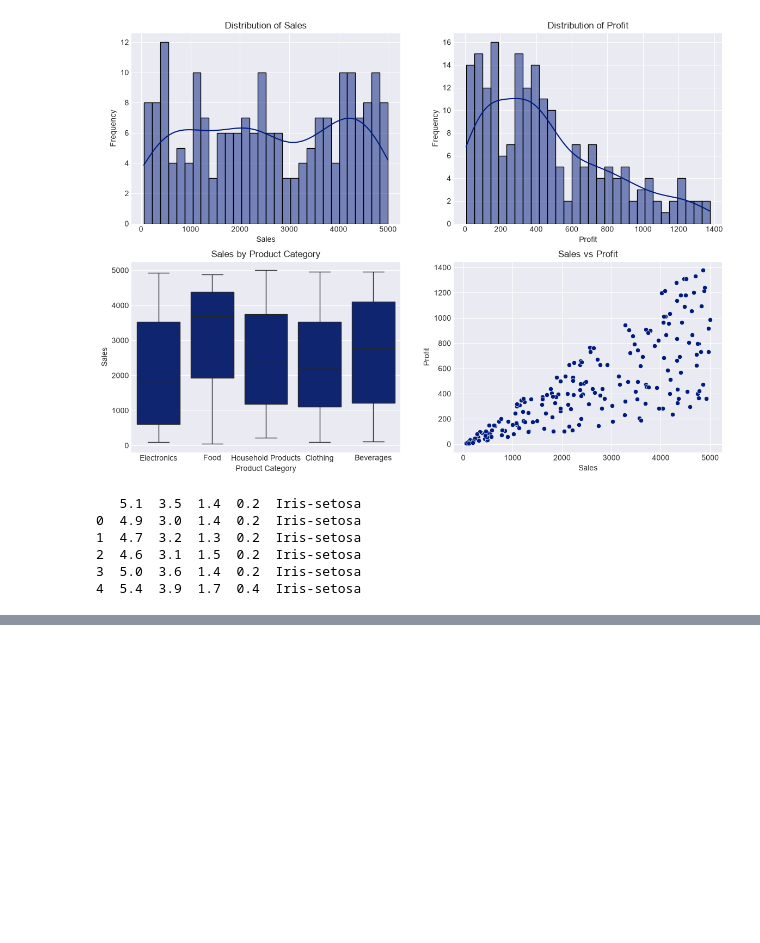
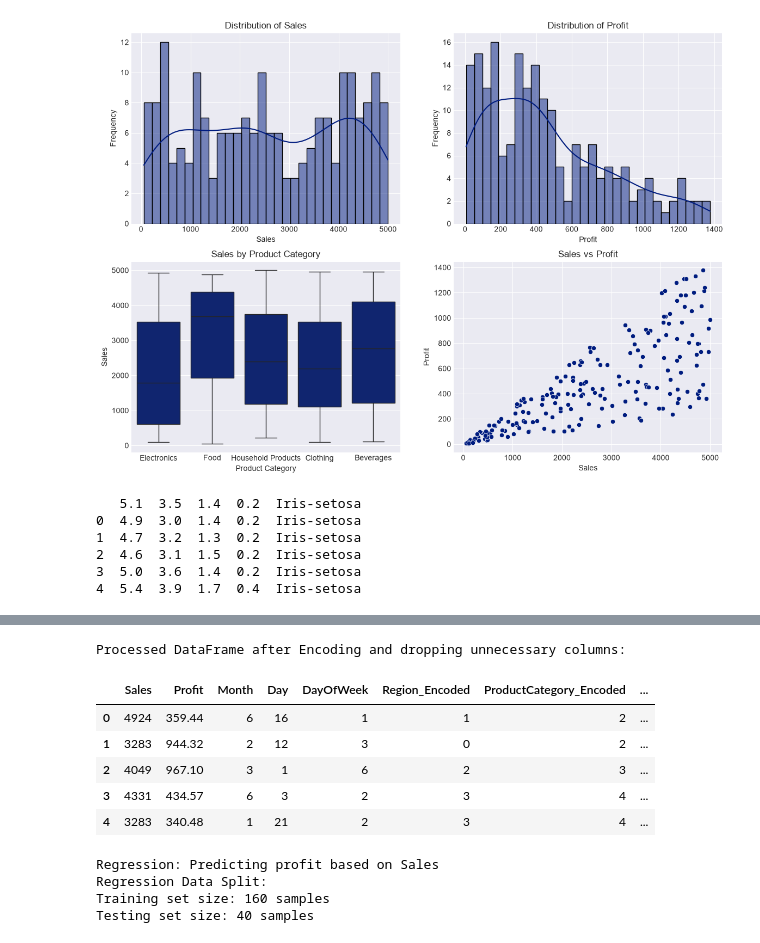
Before and after one commit to Nakubulwashadia/NakubulwaShadia, a Jupyter notebook: Machine_Model.ipynb, the cells around one changed output, grey strips where cells are left out. Saved outputs shown, nothing was run; the diff lists cells and outputs as text; code cells hidden in the pictures; blank space fills up the shorter version.

```diff
--- a/Machine_Model.ipynb
+++ b/Machine_Model.ipynb
@@ -240,3 +247,27 @@ print(df.head())
 2  4.6  3.1  1.5  0.2  Iris-setosa
 3  5.0  3.6  1.4  0.2  Iris-setosa
 4  5.4  3.9  1.7  0.4  Iris-setosa
+# %%
+#6th July, 2026
+#Encoded categorical variables (text -> numbers)
+#key concepts
+
+'''
+what happens if we convert categorical variables to numbers?
+it will bring in errors since most AI deals with numbers
+
+why? Machine learning algorithms work with numerical data.
+Categorical variables need to be converted to numerical represtation for the model to understand and process them effectively
+
+'''
+
+label_encoder = {}
+
+categorical_columns = ['Region', 'ProductCategory', 'CustomerType']
+for col in categorical_columns:
+    le = LabelEncoder()
+    df_processed[col + '_Encoded'] = le.fit_transform(df_processed[col])
+    label_encoder[col] = le                                               #store the label encoder for future use
+    print(f'Encoded {col} : {dict(zip(le.classes_, le.transform(le.classes_)))}')
+
+    #print(df.head())
@@ -242,0 +278,38 @@ print(df.head())
+# %%
+df_processed.drop(['TransactionID', 'Date', 'Region', 'ProductCategory', 'CustomerType'], axis=1, inplace=True)
+
+print("Processed DataFrame after Encoding and dropping unnecessary columns:")
+df_processed.head()
+# %% [output]
+Processed DataFrame after Encoding and dropping unnecessary columns:
+|  | Sales | Profit | Month | Day | DayOfWeek | Region_Encoded | ProductCategory_Encoded | ... |
+| 0 | 4924 | 359.44 | 6 | 16 | 1 | 1 | 2 | ... |
+| 1 | 3283 | 944.32 | 2 | 12 | 3 | 0 | 2 | ... |
+| 2 | 4049 | 967.10 | 3 | 1 | 6 | 2 | 3 | ... |
+| 3 | 4331 | 434.57 | 6 | 3 | 2 | 3 | 4 | ... |
+| 4 | 3283 | 340.48 | 1 | 21 | 2 | 3 | 4 | ... |
+# %%
+#Step 5: Split the dataset into training and testing sets
+#Define features and target variables for regression task
+
+#Regression Task
+
+print('Regression: Predicting profit based on Sales')
+
+x_reg = df_processed.drop('Sales', axis=1)
+y_reg = df_processed['Profit']
+
+#split the dataset into training and testing
+x_train_reg, x_test_reg, y_train_reg, y_test_reg = train_test_split(x_reg, y_reg, test_size=0.2, random_state=42)
+
+#what is random state?
+#Arandom state is a seed value that ensures reproducibility of the results.
+
+print(f'Regression Data Split: ')
+print(f"Training set size: {x_train_reg.shape[0]} samples")
+print(f"Testing set size: {x_test_reg.shape[0]} samples")
+# %% [output]
+Regression: Predicting profit based on Sales
+Regression Data Split:
+Training set size: 160 samples
+Testing set size: 40 samples
```
Also changed, not shown: parts of 4 cells of this notebook, 18 other files.
